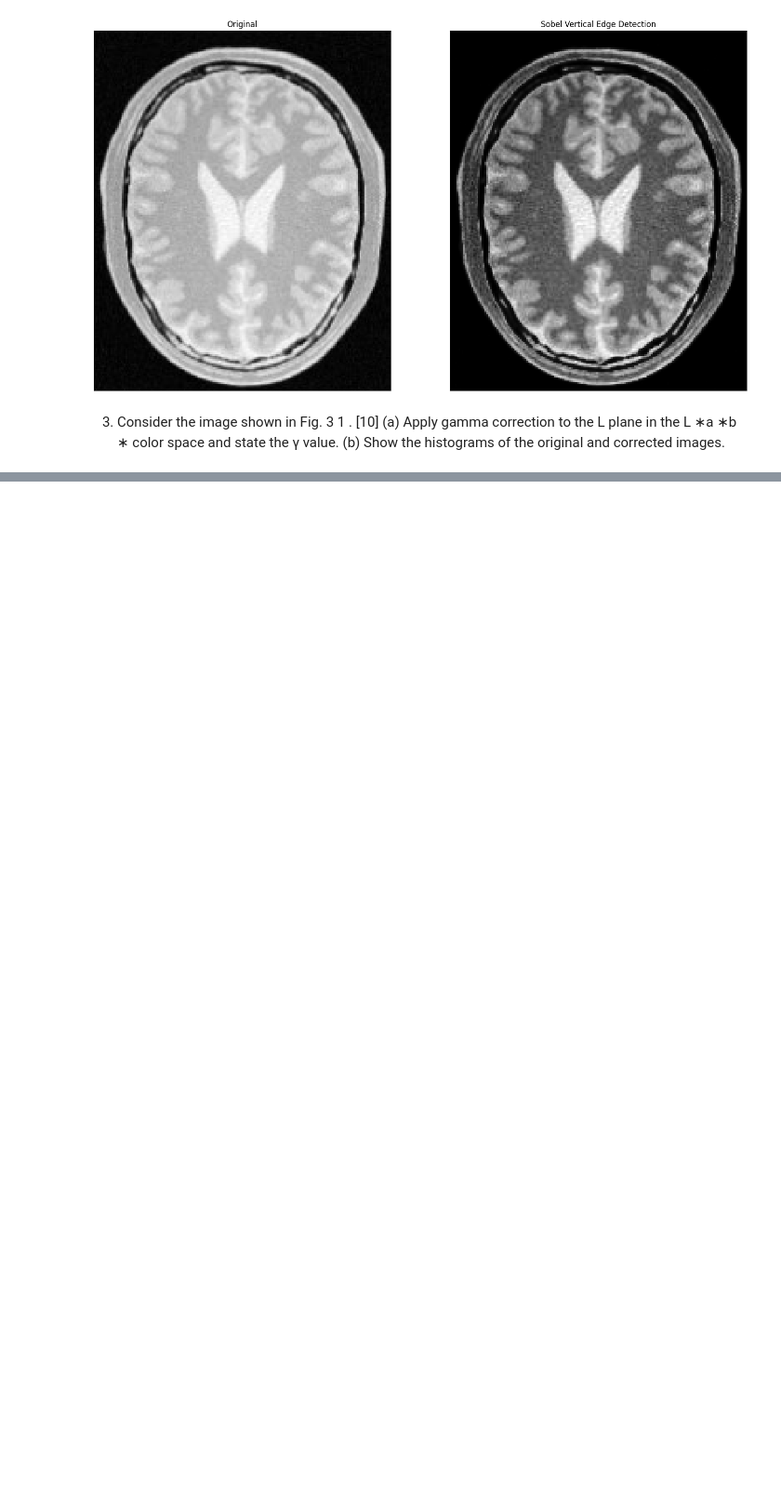
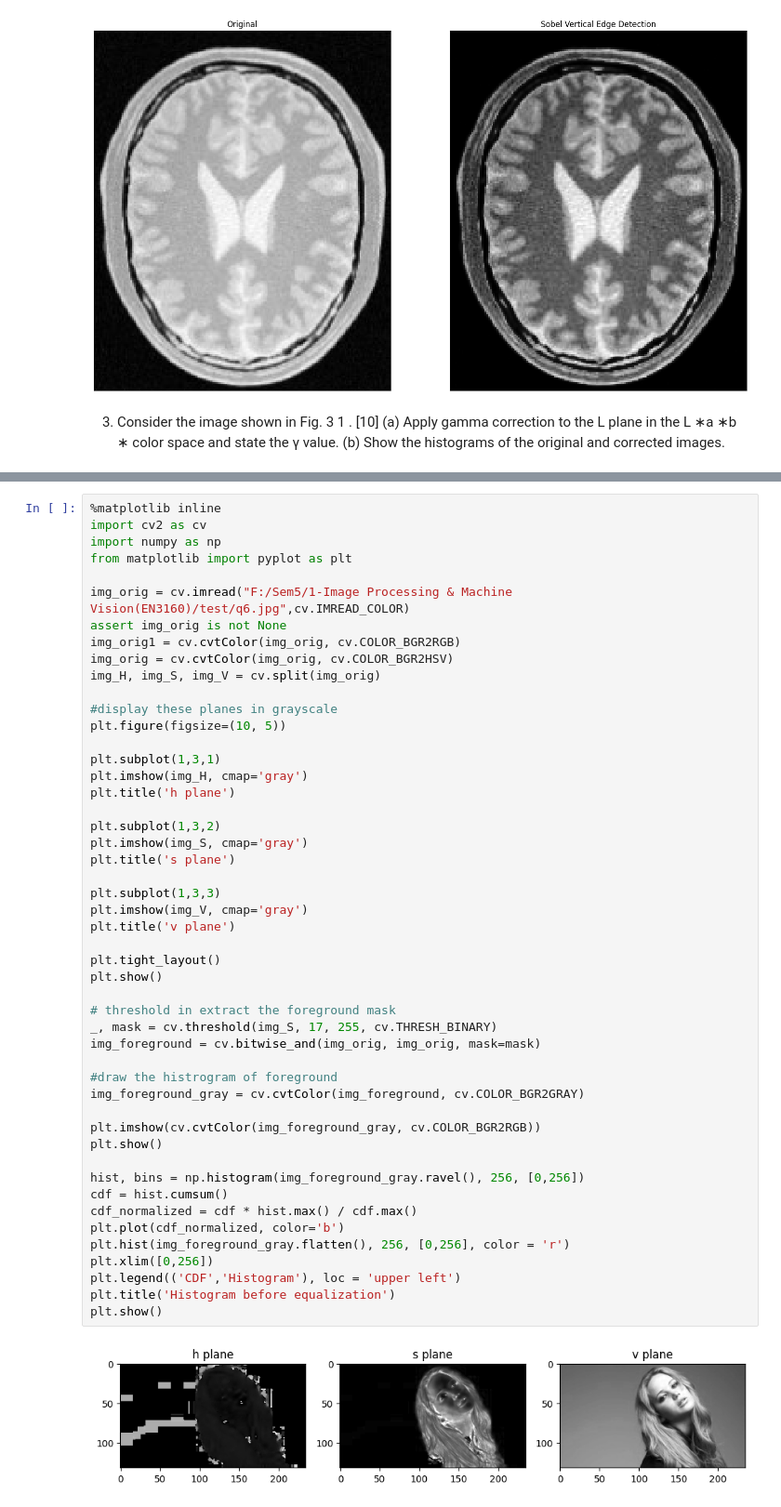
Before and after one commit to PRABUDDHIKAMWR/EN3160-Image_Processing_and_Machine_Vision, a Jupyter notebook: ass1.ipynb, the cells around one changed output, grey strips where cells are left out. Shown at 93% size. Saved outputs shown, nothing was run; the diff lists cells and outputs as text; blank space fills up the shorter version.

```diff
--- a/ass1.ipynb
+++ b/ass1.ipynb
@@ -151,0 +386,51 @@ assert im1 is not None
+# %%
+%matplotlib inline
+import cv2 as cv
+import numpy as np
+from matplotlib import pyplot as plt
+
+img_orig = cv.imread("F:/Sem5/1-Image Processing & Machine Vision(EN3160)/test/q6.jpg",cv.IMREAD_COLOR)
+assert img_orig is not None
+img_orig1 = cv.cvtColor(img_orig, cv.COLOR_BGR2RGB)
+img_orig = cv.cvtColor(img_orig, cv.COLOR_BGR2HSV)
+img_H, img_S, img_V = cv.split(img_orig)
+
+#display these planes in grayscale
+plt.figure(figsize=(10, 5))
+
+plt.subplot(1,3,1)
+plt.imshow(img_H, cmap='gray')
+plt.title('h plane')
+
+plt.subplot(1,3,2)
+plt.imshow(img_S, cmap='gray')
+plt.title('s plane')
+
+plt.subplot(1,3,3)
+plt.imshow(img_V, cmap='gray')
+plt.title('v plane')
+
+plt.tight_layout()
+plt.show()
+
+# threshold in extract the foreground mask
+_, mask = cv.threshold(img_S, 17, 255, cv.THRESH_BINARY)
+img_foreground = cv.bitwise_and(img_orig, img_orig, mask=mask)
+
+#draw the histrogram of foreground
+img_foreground_gray = cv.cvtColor(img_foreground, cv.COLOR_BGR2GRAY)
+
+plt.imshow(cv.cvtColor(img_foreground_gray, cv.COLOR_BGR2RGB))
+plt.show()
+
+hist, bins = np.histogram(img_foreground_gray.ravel(), 256, [0,256])
+cdf = hist.cumsum()
+cdf_normalized = cdf * hist.max() / cdf.max()
+plt.plot(cdf_normalized, color='b')
+plt.hist(img_foreground_gray.flatten(), 256, [0,256], color = 'r')
+plt.xlim([0,256])
+plt.legend(('CDF','Histogram'), loc = 'upper left')
+plt.title('Histogram before equalization')
+plt.show()
+# %% [output]
+[figure, added]
```
Also changed, not shown: parts of 9 cells of this notebook.
